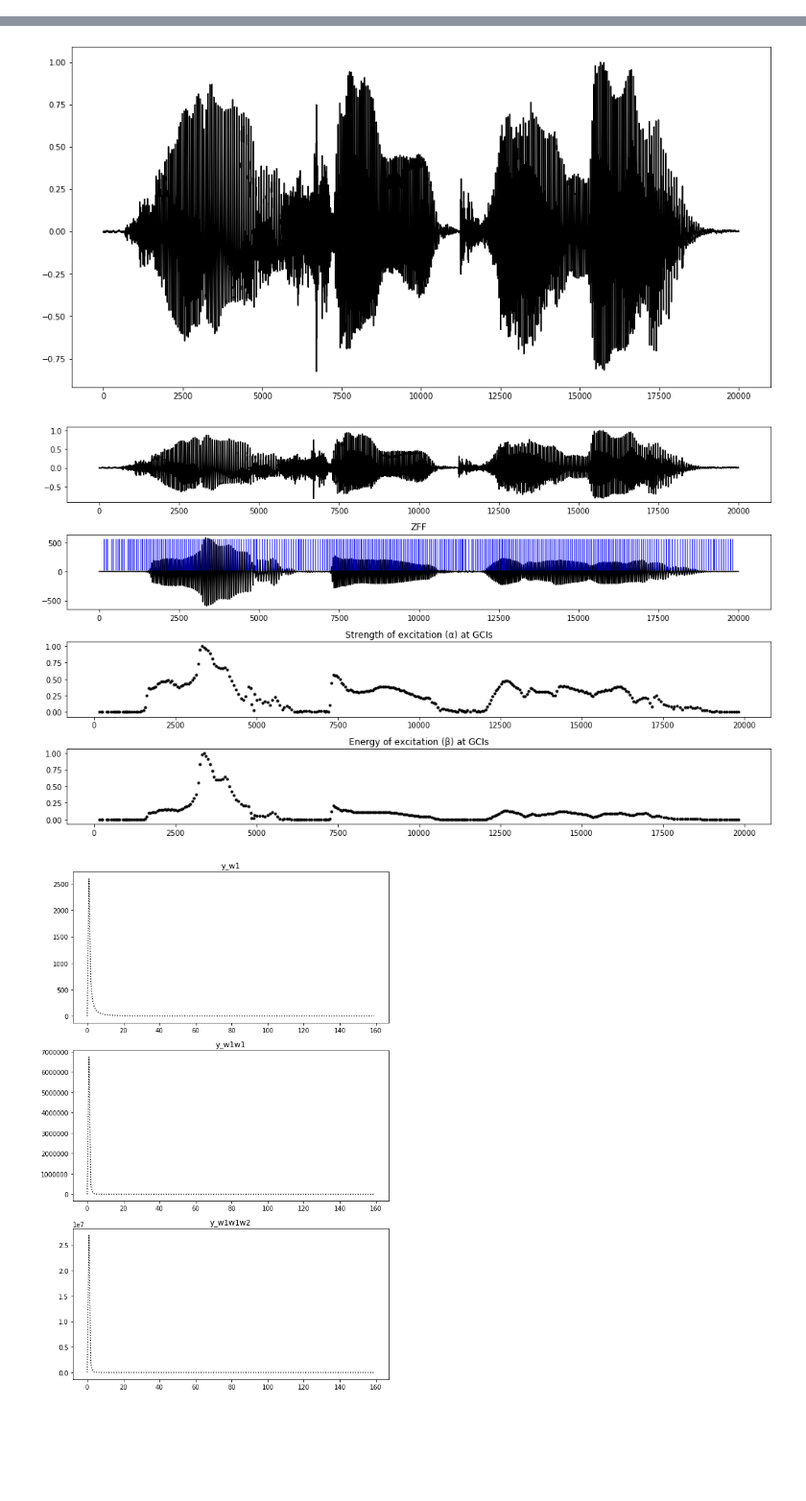
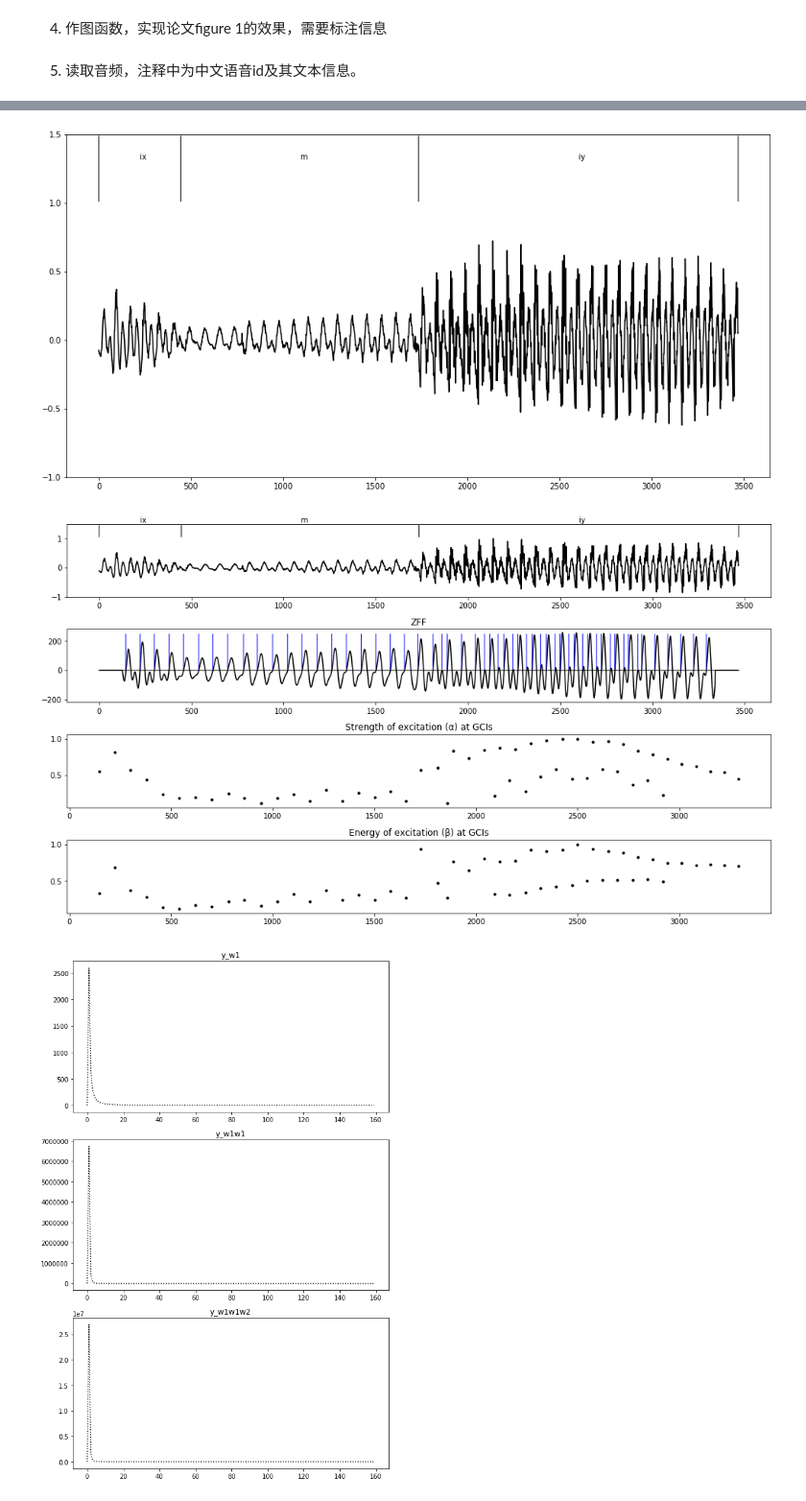
Before and after one commit to vocaliodmiku/ASR, a Jupyter notebook: nasal.ipynb, the cells around one changed output, grey strips where cells are left out. Shown at 96% size. Drawn from its saved outputs; the diff is of its cells as text; code cells hidden in the pictures; blank space fills up the shorter version.

Commit message:
from Colaboratory

```diff
--- a/nasal.ipynb
+++ b/nasal.ipynb
@@ -74,4 +107,6 @@ WAV2wav("/content/timit")
 Completed
+# %% [markdown]
+4. 作图函数，实现论文figure 1的效果，需要标注信息
 # %%
 def plot_signal(ax, timeset,height,phn_path):
     [start, end] = timeset
@@ -128,44 +163,47 @@ def plot_signal(ax, timeset,height,phn_path):
             index +=1
 
     return [time_start, time_end]
+# %% [markdown]
+5. 读取音频，注释中为中文语音id及其文本信息。
 # %%
 # 17 ta xing shen me
 # 18 ta bu shiii lao shiii ta shiii xue sheng
 # 23 uo shiii zhang lao shiii de xue sheng
 # 184 zhu ni sheng ri kuai le
 # 185 zhu ni shen ti jian kang
-wavpath = 'drive/My Drive/Colab Notebooks/CF010001_184.wav'
-phnpath = 'timit/TRAIN/DR2/FAEM0/SX222.PHN'
-timit = False
+# wavpath = 'drive/My Drive/Colab Notebooks/CF010001_184.wav'
+wavpath = '/content/timit/TRAIN/DR1/FCJF0/SX307.wav'
+phnpath = 'timit/TRAIN/DR1/FCJF0/SX307.PHN'
+timit = True
 
 fs, wavsignal_source = wav.read(wavpath)
 IPython.display.Audio(wavpath)
 # %% [output]
 [interactive output not drawn]
 # %%
-st = 15000 # 10 # when timit is true
-ed = 35000 # 15 # when timit is true
+st = 2 # 10 # when timit is true
+ed = 5 # 15 # when timit is true
 
 fig = plt.figure(figsize=(16,8))
 ax = fig.add_subplot(111)
 plot_wav = wavsignal_source/wavsignal_source.max()
 if timit:
     ax.set_ylim(-1, 1.5)
     [time_st, time_ed] = plot_signal(ax,[st,ed],1.5,phnpath)
     ax.plot(plot_wav[time_st:time_ed] ,'k')
 else:
     ax.plot(plot_wav[st:ed] ,'k')
 
 #plt.axis([8000, 18000, -1, 1])
 plt.savefig('filename.svg',format='svg')
 plt.show()
 
 if timit:
     wavsignal = wavsignal_source[time_st:time_ed]
 else:
     wavsignal = wavsignal_source[st:ed]
 # %% [output]
-[figure, old version]
+[figure, new version]
 # %%
 """
 https://github.com/mgurunathreddy/Adaptive-ZFF-F0-Extraction
@@ -296,7 +332,7 @@ ax3.scatter(gci, eg/eg.max(), s=s, color=color)
 plt.savefig('filename.svg',format='svg')
 plt.tight_layout()
 # %% [output]
-[figure, old version]
+[figure, new version]
 # %%
 def w1(x,fs,N=None):
 # weight by 1/(4*sin^2(w)) , assume N=20 ms; eg: 320 at 16kHz.
```
Also changed, not shown: parts of 30 cells of this notebook.
